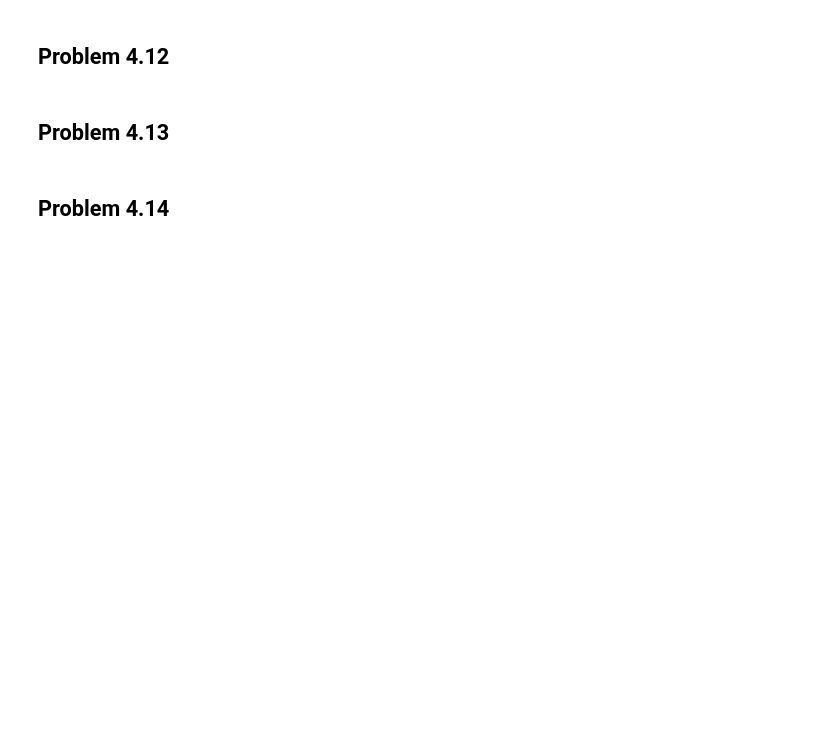
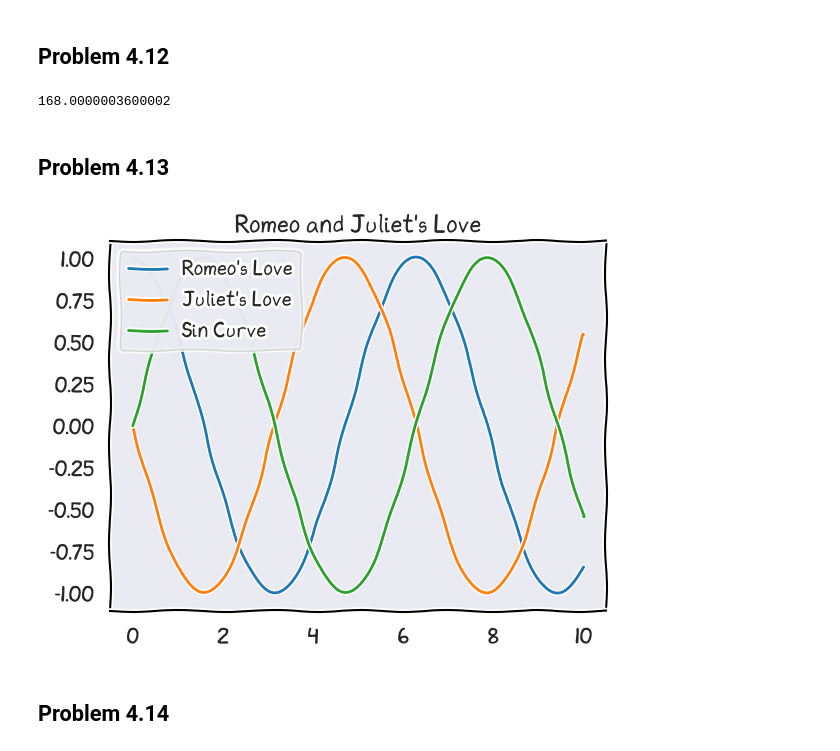
Before and after one commit to SPS-SP2273/learning-portfolio-shawn1368, a Jupyter notebook: Yuan Zhe's Problems/problem_set_4.ipynb, the cells around one changed output. Drawn from its saved outputs; the diff is of its cells as text; code cells hidden in the pictures; blank space fills up the shorter version.

```diff
--- a/Yuan Zhe's Problems/problem_set_4.ipynb
+++ b/Yuan Zhe's Problems/problem_set_4.ipynb
@@ -33,6 +135,47 @@ plt.xkcd()
 # %% [markdown]
 ## Problem 4.12
+# %%
+def my_int_trap(fx, a, b, n=10000):
+    # n is the number of bins
+    Y = np.fromiter((fx(i) for i in np.linspace(a, b, n + 1)), float)
+    Δx = (b - a) / n
+    return sum((Δx * ((Y[i] + Y[i + 1]) / 2)) for i in range(n))
+
+my_int_trap(lambda x: x ** 2, 2, 8)
+# %% [output]
+168.0000003600002
 # %% [markdown]
 ## Problem 4.13
+# %%
+def dRdt(J, k1 = 1):
+    return J * k1
+
+def dJdt(R, k2 = 1):
+    return -(R * k2)
+
+max_time = 10
+dt = 0.001
+R, J, k1, k2 = 1, 0, 1, 1
+
+love_dataset = {"time": np.arange(0, max_time, dt), "Romeo": [], "Juliet": []}
+
+for time in love_dataset["time"]:
+    love_dataset["Romeo"].append(R)
+    love_dataset["Juliet"].append(J)
+
+    R_new = R + dRdt(J, k1) * dt
+    J_new = J + dJdt(R, k2) * dt
+
+    R, J = R_new, J_new
+
+fig2, ax2 = plt.subplots()
+ax2.plot(love_dataset["time"], love_dataset["Romeo"], label="Romeo's Love")
+ax2.plot(love_dataset["time"], love_dataset["Juliet"], label="Juliet's Love")
+ax2.plot(np.linspace(0, 10, 1000), np.sin(np.linspace(0, 10, 1000)), label="Sin Curve")
+ax2.set_title("Romeo and Juliet's Love")
+ax2.legend()
+fig2.show()
+# %% [output]
+[figure, added]
 # %% [markdown]
 ## Problem 4.14
```
Also changed, not shown: parts of 15 cells of this notebook, 9 other files.
